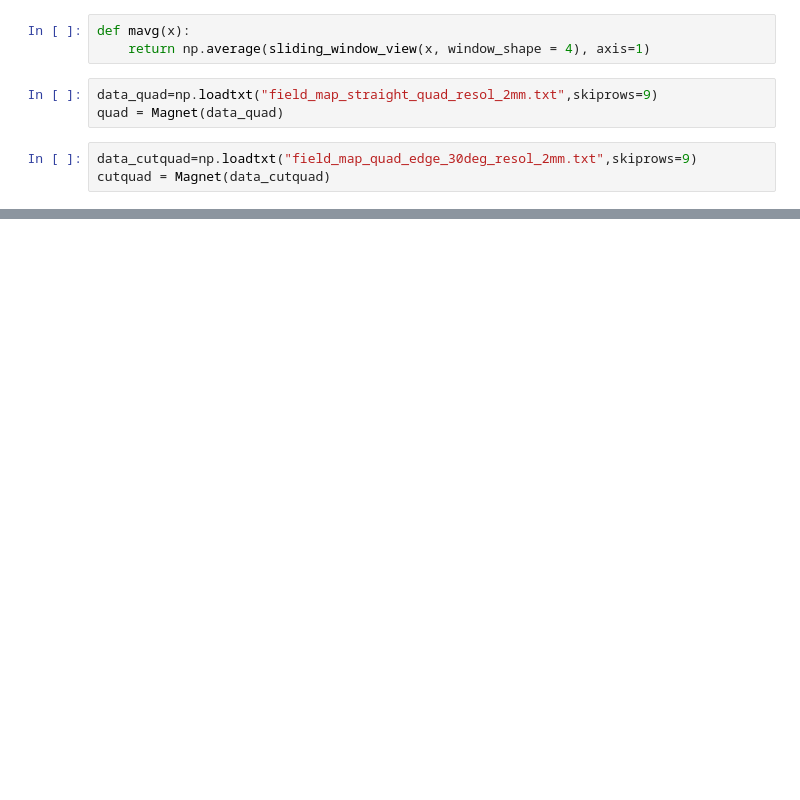
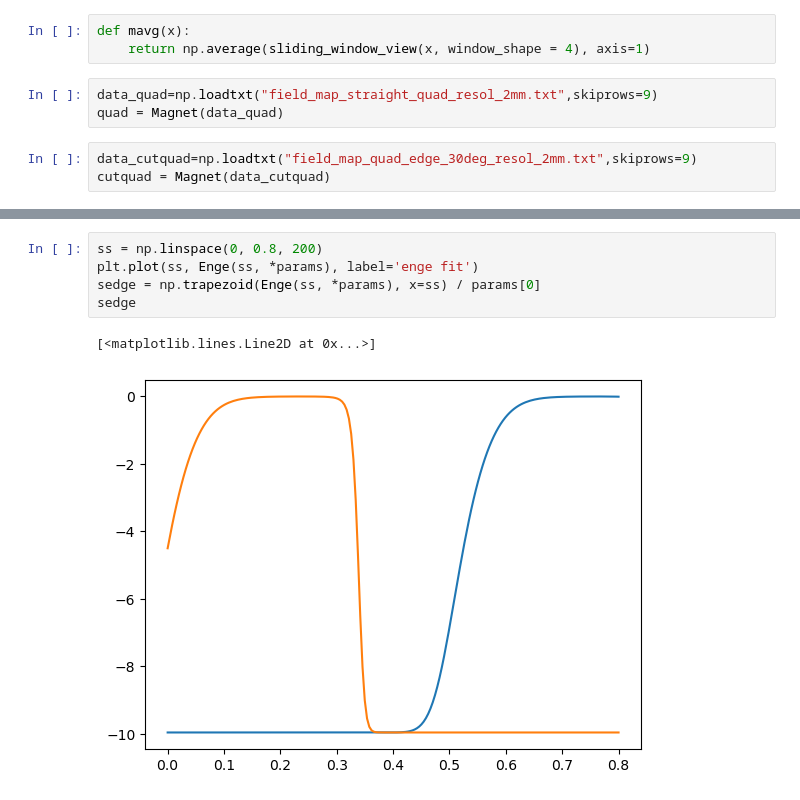
Before and after one commit to xsuite/bpmeth, a Jupyter notebook: fieldmaps/quadrupole_toymodels/fit_fieldmap.ipynb, the cells around one changed output, grey strips where cells are left out. Saved outputs shown, nothing was run; the diff lists cells and outputs as text; blank space fills up the shorter version.

```diff
--- a/fieldmaps/quadrupole_toymodels/fit_fieldmap.ipynb
+++ b/fieldmaps/quadrupole_toymodels/fit_fieldmap.ipynb
@@ -78,0 +72,8 @@ fig.show()
+# %%
+ss = np.linspace(0, 0.8, 200)
+plt.plot(ss, Enge(ss, *params), label='enge fit')
+sedge = np.trapezoid(Enge(ss, *params), x=ss) / params[0]
+sedge
+# %% [output]
+[<matplotlib.lines.Line2D at 0x...>]
+[figure, added]
```
Also changed, not shown: parts of 11 cells of this notebook, 2 other files.
